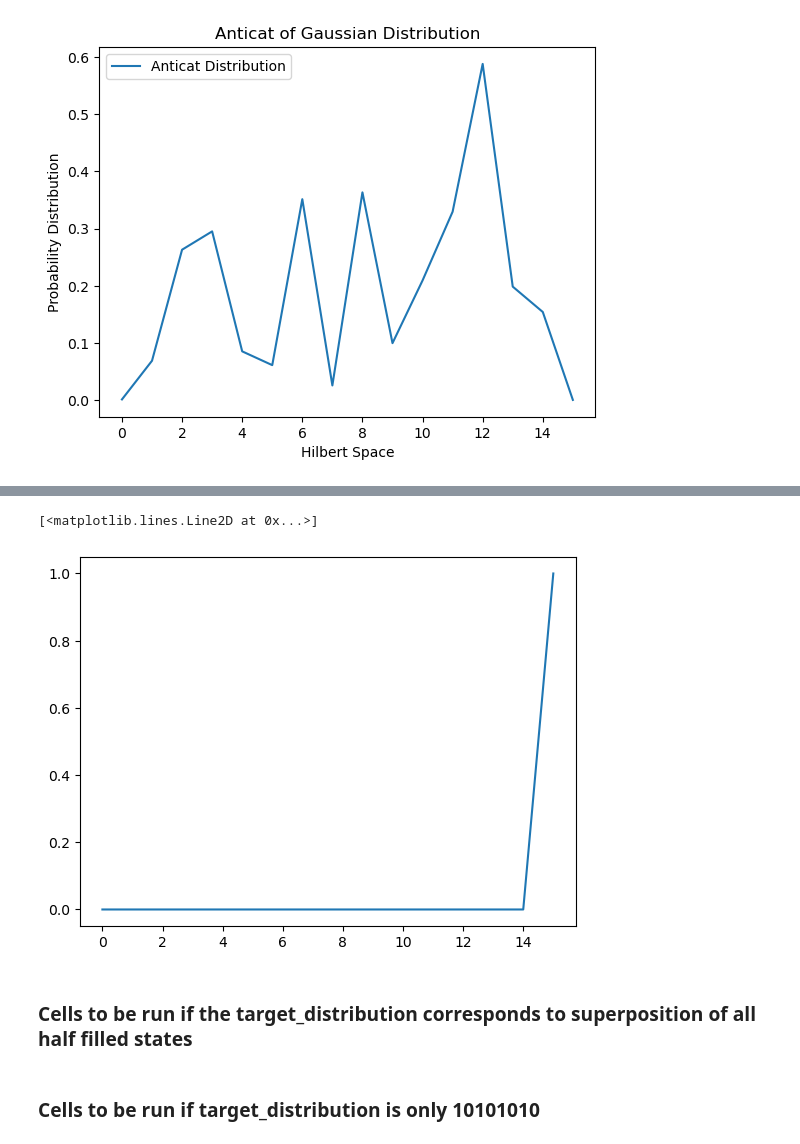
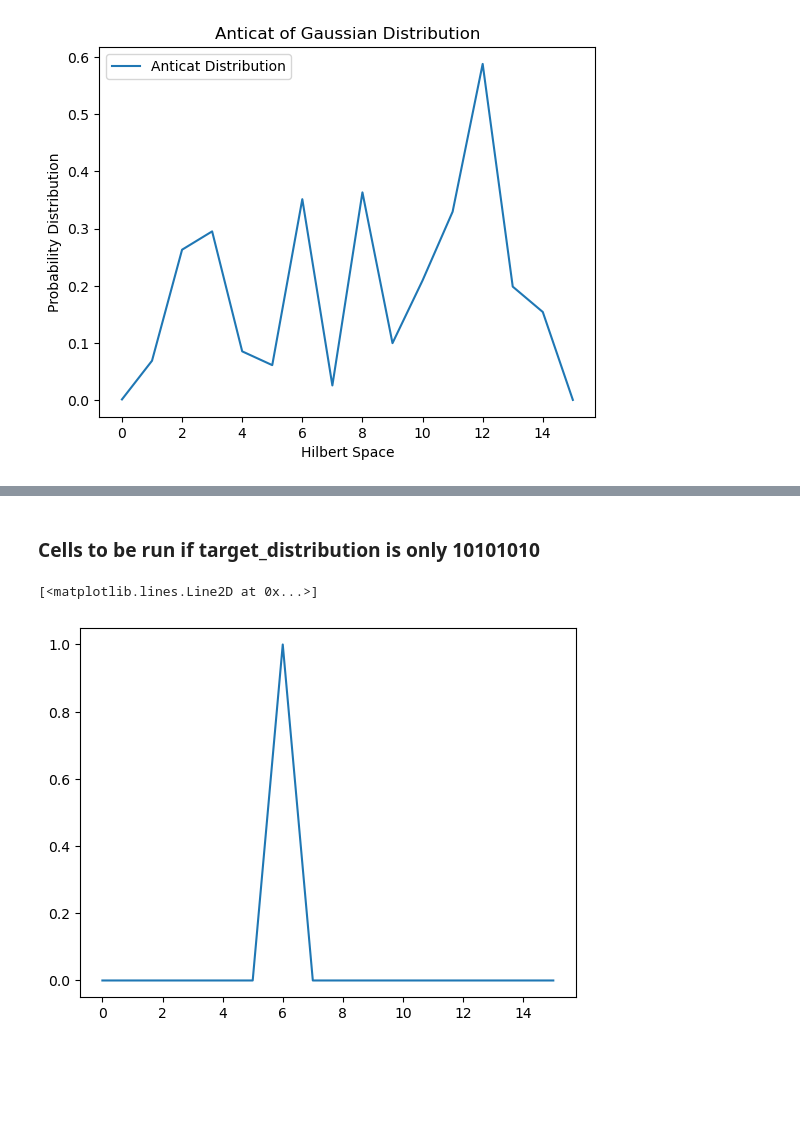
Before and after one commit to Ak-ash22/qcbm_hiwi, a Jupyter notebook: qcbm_project/cat_anticat/vqc_model_cat_anticat_gaussian .ipynb, the cells around one changed output, grey strips where cells are left out. Drawn from its saved outputs; the diff is of its cells as text; code cells hidden in the pictures; blank space fills up the shorter version.

Commit message:
verified convergence to different half particel states

```diff
--- a/qcbm_project/cat_anticat/vqc_model_cat_anticat_gaussian .ipynb
+++ b/qcbm_project/cat_anticat/vqc_model_cat_anticat_gaussian .ipynb
@@ -66,33 +189,35 @@ plt.show()
+# %% [markdown]
+### Cells to be run if target_distribution is only 10101010
 # %%
 # import numpy as np
 
 # Target binary pattern
-target_binary = "01010101"
+target_binary = "10110100"
 
 #Odd Numbered Qubits
-target_binary1 = '1111'
+target_binary1 = '0110'
 
 #Even Numbered Qubits
-target_binary2 = '0000'
+target_binary2 = '1100'
 
 # Convert binary to decimal index
 target_index1 = int(target_binary1, 2)
 target_index2 = int(target_binary2, 2)
 
 # Create a one-hot encoded target distribution
 num_qubits = 4
 target_distribution1 = np.zeros(2**num_qubits)
 target_distribution1[target_index1] = 1
 
 target_distribution2 = np.zeros(2**num_qubits)
 target_distribution2[target_index2] = 1
 
 # plt.subplot(1, 2, 1)
 plt.plot(target_distribution1)
 # plt.plot(target_distribution2)
 # %% [output]
 [<matplotlib.lines.Line2D at 0x...>]
-[figure, old version]
+[figure, new version]
 # %%
 class MMD:
     def __init__(self,scales,space):
@@ -142,5 +267,3 @@ def update_step(params,opt_state):
     total_kl_div = kl_div1 + kl_div2
 
     return params, opt_state, total_loss_val, total_kl_div
-# %% [markdown]
-### Cells to be run if the target_distribution corresponds to superposition of all half filled states
@@ -207,5 +270,3 @@ def update_step(params,opt_state):
-# %% [markdown]
-### Cells to be run if target_distribution is only 10101010
 # %%
 #Calling MMD class
 bandwidth = jnp.array([0.25,60],dtype=jnp.float64)
```
Also changed, not shown: parts of 18 cells of this notebook, 1 other file.
